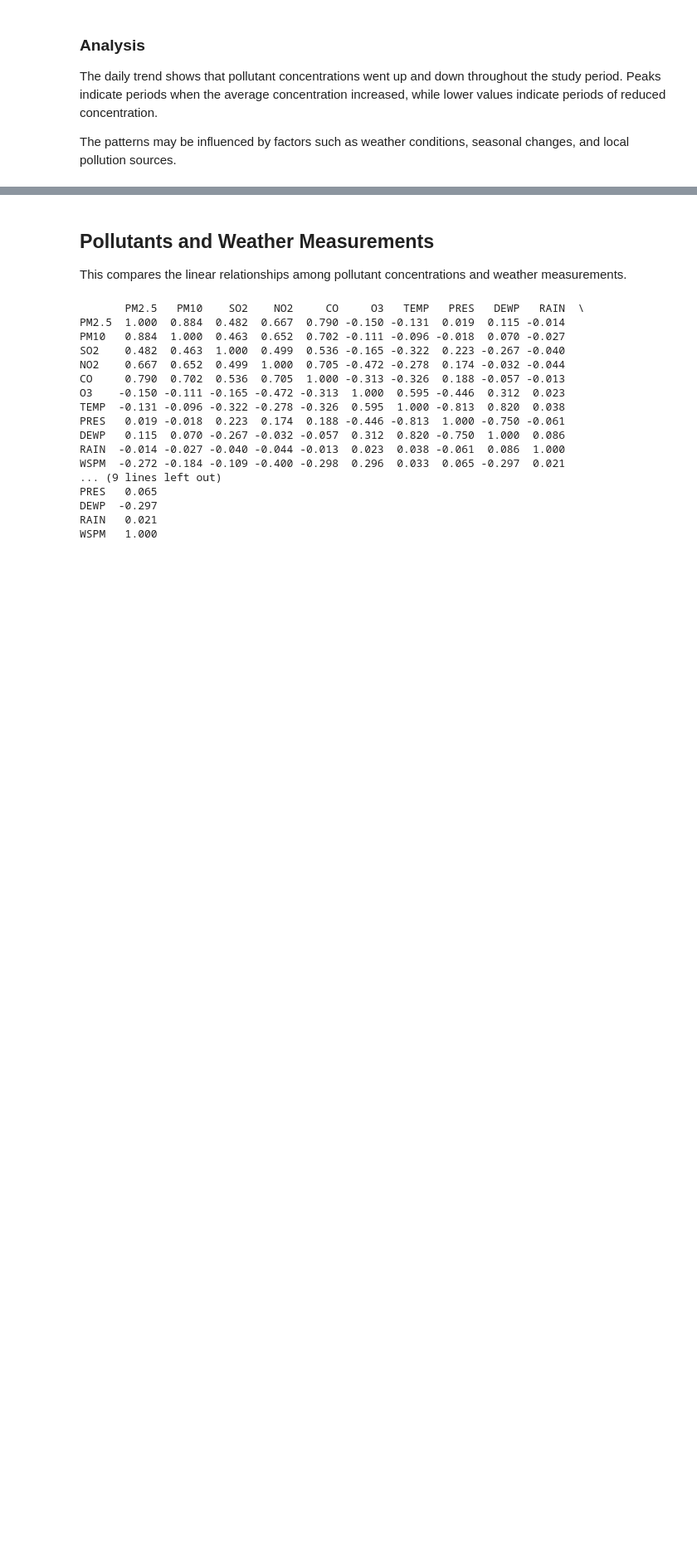
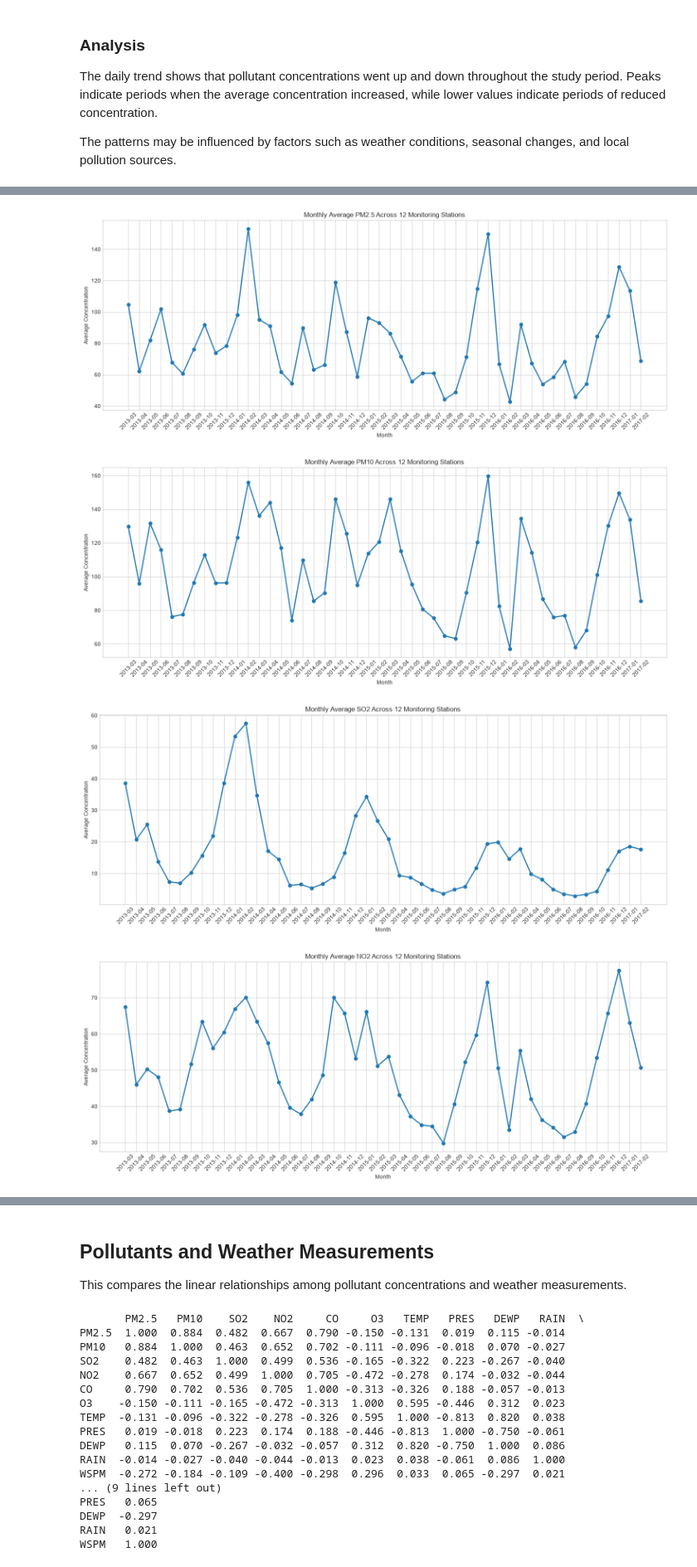
Before and after one commit to Dirk2928/Data_Science, a Jupyter notebook: Notebooks/eda_beijing_air_quality.ipynb, the cells around one changed output, grey strips where cells are left out. Shown at 83% size. Cells and saved outputs as stored; diff of their text form; code cells hidden in the pictures; blank space fills up the shorter version.

Commit message:
EDA Monthly Average

```diff
--- a/Notebooks/eda_beijing_air_quality.ipynb
+++ b/Notebooks/eda_beijing_air_quality.ipynb
@@ -333,0 +341,10 @@ The patterns may be influenced by factors such as weather conditions, seasonal c
+# %%
+monthly_pollutants = (
+    combined_df
+    .groupby(combined_df["date"].dt.to_period("M"))[pollutants]
+    .mean()
+)
+
+monthly_pollutants.index = monthly_pollutants.index.astype(str)
+
+monthly_pollutants.head()
@@ -333,0 +359,22 @@ The patterns may be influenced by factors such as weather conditions, seasonal c
+# %%
+for pollutant in pollutants:
+    plt.figure(figsize=(15, 6))
+
+    plt.plot(
+        monthly_pollutants.index,
+        monthly_pollutants[pollutant],
+        marker="o",
+        linewidth=2
+    )
+
+    plt.title(f"Monthly Average {pollutant} Across 12 Monitoring Stations")
+    plt.xlabel("Month")
+    plt.ylabel("Average Concentration")
+    plt.xticks(rotation=45)
+    plt.tight_layout()
+    plt.show()
+# %% [output]
+[figure, added]
+[figure, added]
+[figure, added]
+[figure, added]
```
Also changed, not shown: parts of 13 cells of this notebook.
